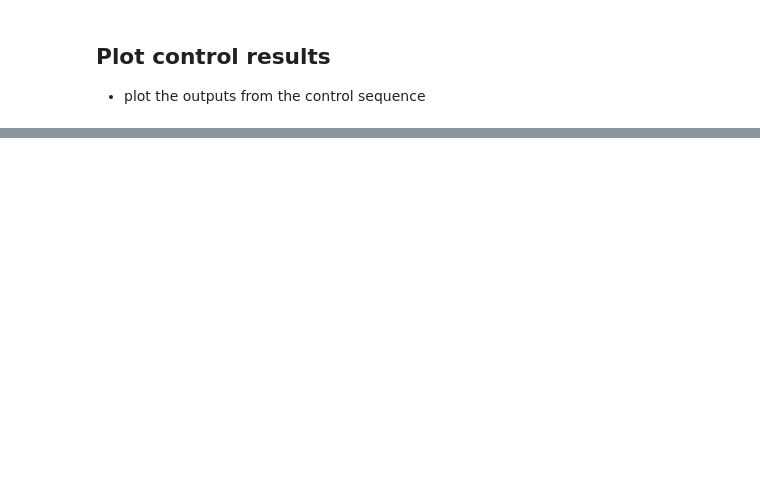
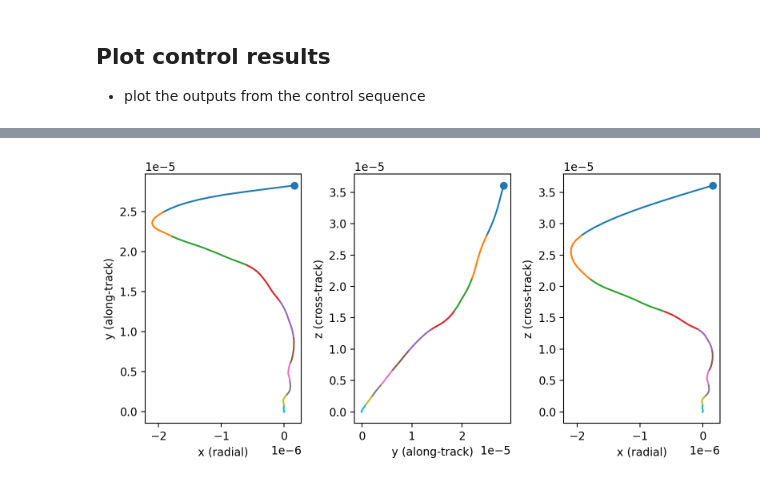
Before and after one commit to kdricemt/AA203_FinalProject, a Jupyter notebook: test_scipy_opt_control.ipynb, the cells around one changed output, grey strips where cells are left out. Cells and saved outputs as stored; diff of their text form; code cells hidden in the pictures; blank space fills up the shorter version.

```diff
--- a/test_scipy_opt_control.ipynb
+++ b/test_scipy_opt_control.ipynb
@@ -243,0 +241,4 @@ ct.plot_control_trajectory2(s_optimal, s_init)
+# %%
+ct.plot_mpc_trajectory(s_mpc, N_total_mpc, N_horizon_mpc)
+# %% [output]
+[figure, added]
```
Also changed, not shown: parts of 10 cells of this notebook, 1 other file.
